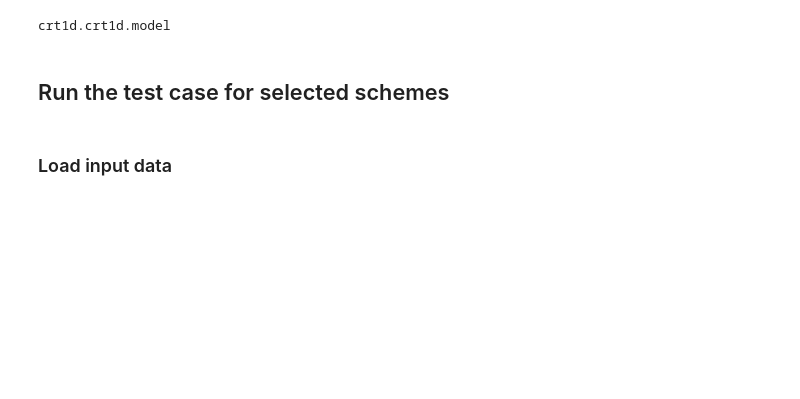
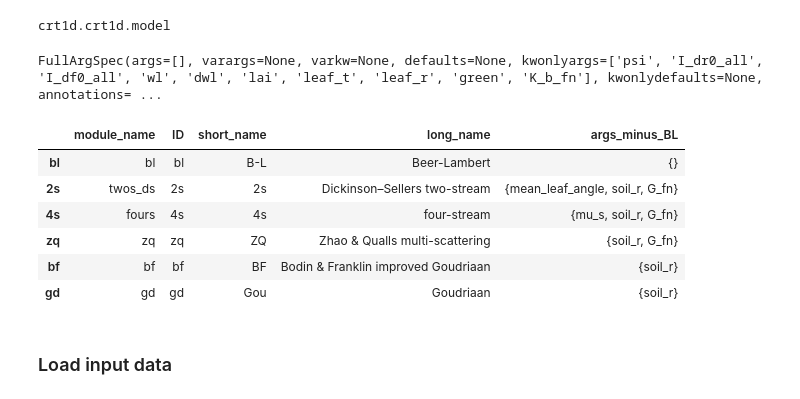
Before and after one commit to zmoon/crt1d, a Jupyter notebook: examples/test_schemes_plot.ipynb, the cells around one changed output. Saved outputs shown, nothing was run; the diff lists cells and outputs as text; code cells hidden in the pictures; blank space fills up the shorter version.

```diff
--- a/examples/test_schemes_plot.ipynb
+++ b/examples/test_schemes_plot.ipynb
@@ -28,6 +29,24 @@ crt1d.model
 # %% [output]
 crt1d.crt1d.model
-# %% [markdown]
-## Run the test case for selected schemes
+# %%
+import inspect
+inspect.getfullargspec(crt.solvers.bl.solve_bl)
+# %% [output]
+FullArgSpec(args=[], varargs=None, varkw=None, defaults=None, kwonlyargs=['psi', 'I_dr0_all', 'I_df0_all', 'wl', 'dwl', 'lai', 'leaf_t', 'leaf_r', 'green', 'K_b_fn'], kwonlydefaults=None, annotations= ...
+# %%
+df_schemes = pd.DataFrame(crt.available_schemes).T
+
+BL_args = set(a for a in df_schemes.loc[df_schemes.ID == 'bl'].args[0])
+df_schemes['args_minus_BL'] = df_schemes['args'].apply(lambda x: set(x).symmetric_difference(BL_args))
+
+df_schemes.drop(columns=['args', 'solver'])  # solver memory address not very informative
+# %% [output]
+|  | module_name | ID | short_name | long_name | args_minus_BL |
+| bl | bl | bl | B-L | Beer-Lambert | {} |
+| 2s | twos_ds | 2s | 2s | Dickinson–Sellers two-stream | {mean_leaf_angle, soil_r, G_fn} |
+| 4s | fours | 4s | 4s | four-stream | {mu_s, soil_r, G_fn} |
+| zq | zq | zq | ZQ | Zhao & Qualls multi-scattering | {soil_r, G_fn} |
+| bf | bf | bf | BF | Bodin & Franklin improved Goudriaan | {soil_r} |
+| gd | gd | gd | Gou | Goudriaan | {soil_r} |
 # %% [markdown]
 ### Load input data
```
Also changed, not shown: parts of 9 cells of this notebook, 16 other files.
